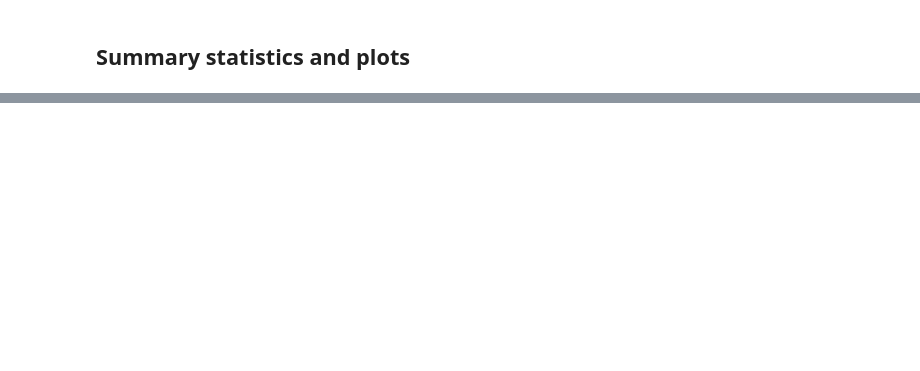
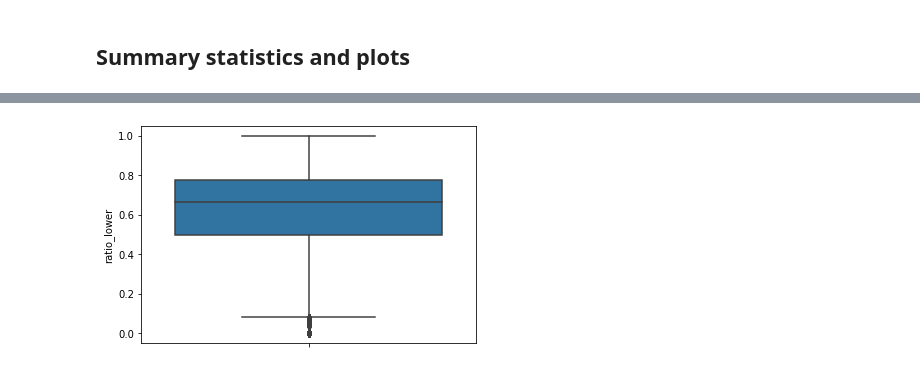
Before and after one commit to sddiener/Comparison-of-Decision-Tree-and-KNN-for-Stroke-Prediction, a Jupyter notebook: Preprocessing PW.ipynb, the cells around one changed output, grey strips where cells are left out. Cells and saved outputs as stored; diff of their text form; code cells hidden in the pictures; blank space fills up the shorter version.

```diff
--- a/Preprocessing PW.ipynb
+++ b/Preprocessing PW.ipynb
@@ -90,0 +115,10 @@ data_tfidf.head()
+# %%
+# data_box = pd.melt(data, id_vars='strength', value_vars=['length', 'ratio_lower', 'ratio_upper', 'ratio_numbers', 'ratio_special', 'ratio_unique', 'nr_types'])
+box_data = data.iloc[:, 1:]
+box_data.strength = box_data.strength.map({0:'weak',1:'medium',2:'strong'})
+box_data
+
+sns.boxplot(y='ratio_lower', hue='strength', data=box_data)
+plt.show()
+# %% [output]
+[figure, added]
```
Also changed, not shown: parts of 8 cells of this notebook, 11 other files.
